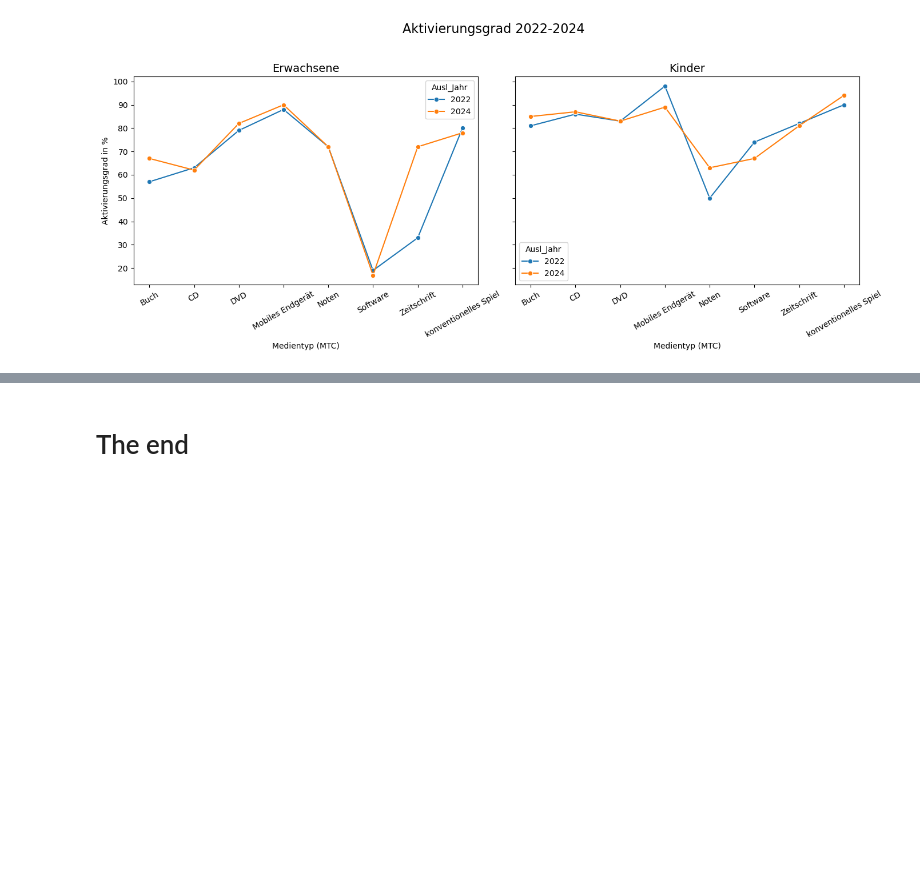
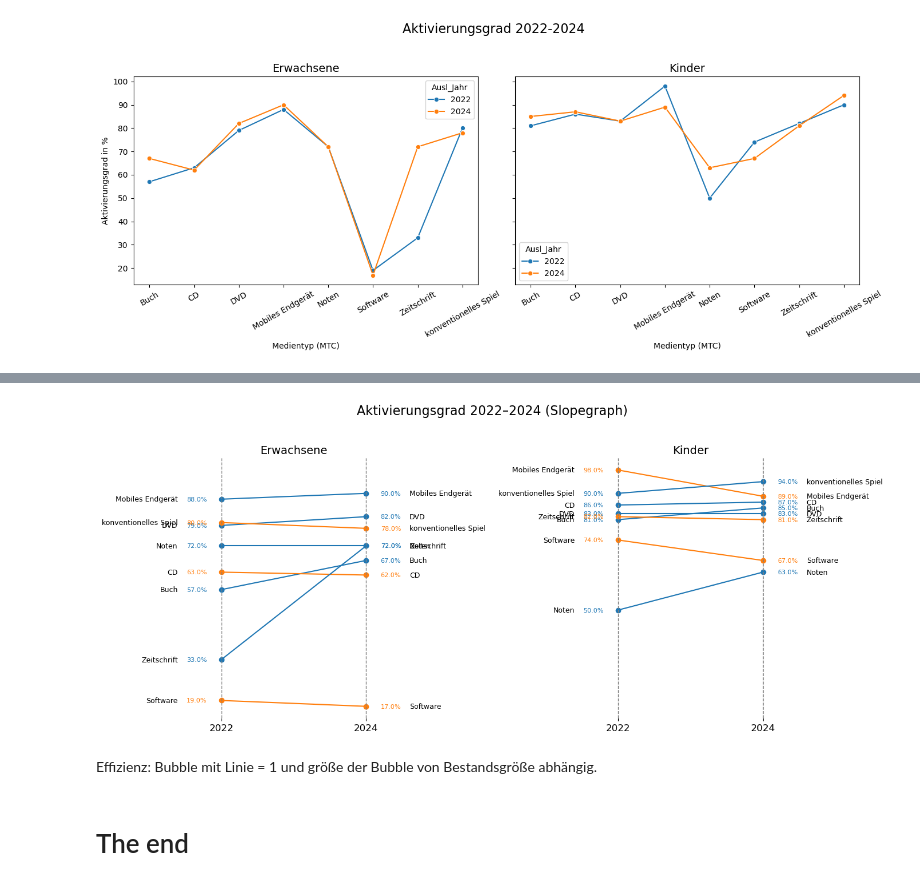
Before and after one commit to BeatriceM476/Final-project, a Jupyter notebook: BesEx_2022_2024.ipynb, the cells around one changed output, grey strips where cells are left out. Drawn from its saved outputs; the diff is of its cells as text; code cells hidden in the pictures; blank space fills up the shorter version.

```diff
--- a/BesEx_2022_2024.ipynb
+++ b/BesEx_2022_2024.ipynb
@@ -327,2 +369,59 @@ plt.show()
+# %%
+# Séparer adultes (E) et enfants (K)
+df_erw = pct_per_mtc_year_fachst[pct_per_mtc_year_fachst['Fachst_2'] == "E"]
+df_kind = pct_per_mtc_year_fachst[pct_per_mtc_year_fachst['Fachst_2'] == "K"]
+
+def slopegraph(df, ax, title):
+    # On pivote pour avoir colonnes = années, index = MTC
+    df_pivot = df.pivot(index="MTC", columns="Ausl_Jahr", values="Pct_Exemplare_mit_1Ausl")
+    df_pivot = df_pivot[[2022, 2024]]  # ordre garanti
+
+    # Tracer les lignes
+    for mtc, row in df_pivot.iterrows():
+        # Choisir couleur selon évolution
+        color = "#1f77b4" if row[2024] >= row[2022] else "#ff7f0e"
+
+        ax.plot([2022, 2024], row.values, marker="o", color=color)
+        # Ajouter valeurs %
+        ax.text(2022-0.2, row[2022], f"{row[2022]:.1f}%",
+                ha="right", va="center", fontsize=8, color=color)
+        ax.text(2024+0.2, row[2024], f"{row[2024]:.1f}%",
+                ha="left", va="center", fontsize=8, color=color)
+        # Ajouter labels MTC près des points (au lieu de l’axe Y)
+        ax.text(2022-0.6, row[2022], mtc, ha="right", va="center", fontsize=9, color="black")
+        ax.text(2024+0.6, row[2024], mtc, ha="left", va="center", fontsize=9, color="black")
+
+    # Enlever le cadre
+    for spine in ax.spines.values():
+        spine.set_visible(False)
+
+    # Lignes verticales pour 2022 et 2024
+    ax.axvline(x=2022, color="grey", linestyle="--", linewidth=1)
+    ax.axvline(x=2024, color="grey", linestyle="--", linewidth=1)
+
+    # Axe X limité à 2021.5–2024.5 pour aérer
+    ax.set_xlim(2021.5, 2024.5)
+    ax.set_xticks([2022, 2024])
+    ax.set_xticklabels([2022, 2024], fontsize=12)
+
+    # Pas de ticks Y (on laisse seulement % + labels ajoutés)
+    ax.set_yticks([])
+    ax.set_ylabel("")
+
+    ax.set_title(title, fontsize=14)
+
+# Préparer les subplots
+fig, axes = plt.subplots(ncols=2, figsize=(14,6), sharey=True)
+
+slopegraph(df_erw, axes[0], "Erwachsene")
+slopegraph(df_kind, axes[1], "Kinder")
+
+fig.suptitle("Aktivierungsgrad 2022–2024 (Slopegraph)", fontsize=16)
+plt.tight_layout(rect=[0,0,1,0.95])
+plt.show()
+# %% [output]
+[figure, added]
+# %% [markdown]
+Effizienz: Bubble mit Linie = 1 und größe der Bubble von Bestandsgröße abhängig.
 # %% [markdown]
 # The end
```
Also changed, not shown: parts of 3 cells of this notebook.
